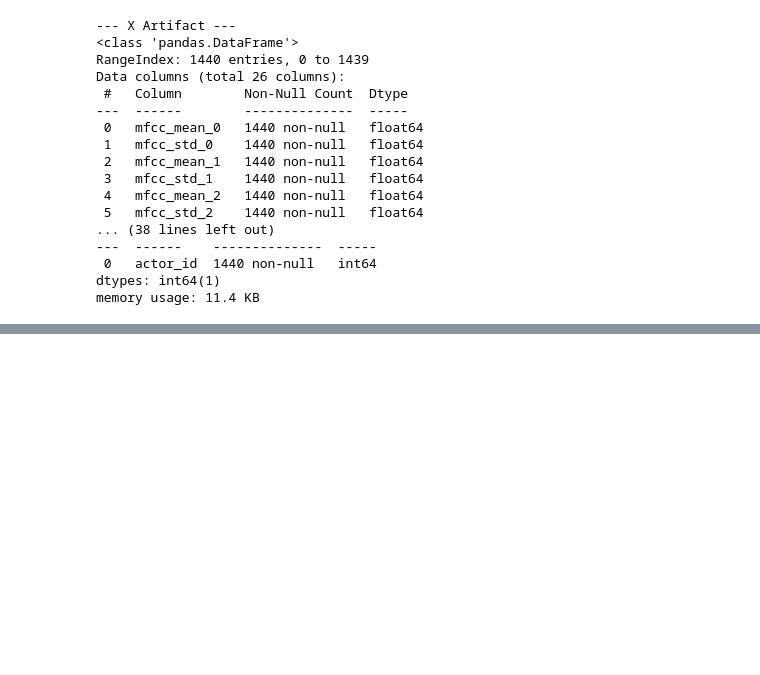
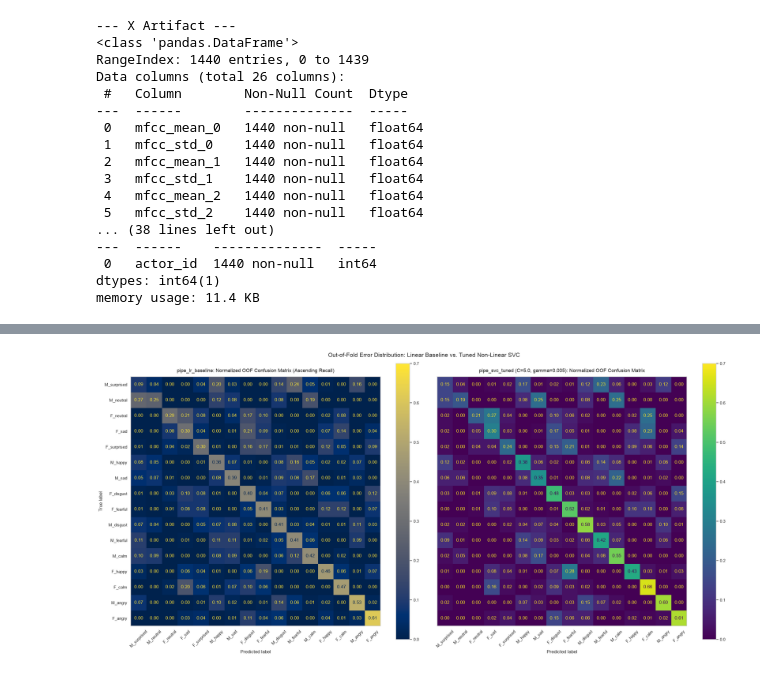
Before and after one commit to 1abhisheknigam/my-ai, a Jupyter notebook: speech-emotion-router/notebooks/03_nonlinear_classifications.ipynb, the cells around one changed output, grey strips where cells are left out. Drawn from its saved outputs; the diff is of its cells as text; code cells hidden in the pictures; blank space fills up the shorter version.

```diff
--- a/speech-emotion-router/notebooks/03_nonlinear_classifications.ipynb
+++ b/speech-emotion-router/notebooks/03_nonlinear_classifications.ipynb
@@ -96,3 +105,11 @@ Data columns (total 26 columns):
  0   actor_id  1440 non-null   int64
 dtypes: int64(1)
 memory usage: 11.4 KB
+# %%
+# Extract target and group vectors as 1D arrays/Series
+y_vec = y["gender_emotion"]
+groups_vec = groups["actor_id"]
+
+# Instantiate the speaker-independent 5-fold cross-validation harness
+kfold_cv = StratifiedGroupKFold(n_splits=5)
+kfold_cv
@@ -98,0 +345,86 @@ memory usage: 11.4 KB
+# %%
+# Reload Phase 2 baseline model
+models_dir = data_processed_path / "models"
+artifact_path = models_dir / "02_2_baseline_pipelines.joblib"
+
+# Load serialized baseline bundle
+baseline_artifacts = joblib.load(artifact_path)
+y_pred_oof_lr = baseline_artifacts["y_pred_oof_lr"]
+# %%
+# side-by-side heatmap with baseline by reloading
+
+# Extract the exact label sequence from the baseline image (ascending baseline recall)
+labels_baseline_asc = [
+    "M_surprised", "M_neutral", "F_neutral", "F_sad",
+    "F_surprised", "M_happy", "M_sad", "F_disgust",
+    "F_fearful", "M_disgust", "M_fearful", "M_calm",
+    "F_happy", "F_calm", "M_angry", "F_angry"
+]
+
+# Compute row-normalized confusion matrices under the identical baseline ordering
+cm_lr_sync = confusion_matrix(
+    y_vec,
+    y_pred_oof_lr,
+    labels=labels_baseline_asc,
+    normalize="true",
+)
+cm_svc_sync = confusion_matrix(
+    y_vec,
+    y_pred_oof_tuned,
+    labels=labels_baseline_asc,
+    normalize="true",
+)
+
+# Plot side-by-side with synchronized axes and distinct colormaps
+fig, axes = plt.subplots(1, 2, figsize=(24, 11), sharey=True)
+
+# 1. Baseline: Exact original 'cividis' colormap
+disp_lr = ConfusionMatrixDisplay(
+    confusion_matrix=cm_lr_sync,
+    display_labels=labels_baseline_asc,
+)
+disp_lr.plot(
+    ax=axes[0],
+    cmap="cividis",
+    xticks_rotation=45,
+    values_format=".2f",
+    colorbar=True,
+    im_kw={"vmin": 0.0, "vmax": 0.70},
+)
+axes[0].set_title(
+    "pipe_lr_baseline: Normalized OOF Confusion Matrix (Ascending Recall)",
+    fontsize=13,
+    pad=12,
+)
+axes[0].grid(False)
+
+# 2. Tuned SVC: New distinct colormap ('viridis')
+disp_svc = ConfusionMatrixDisplay(
+    confusion_matrix=cm_svc_sync,
+    display_labels=labels_baseline_asc,
+)
+disp_svc.plot(
+    ax=axes[1],
+    cmap="viridis",
+    xticks_rotation=45,
+    values_format=".2f",
+    colorbar=True,
+    im_kw={"vmin": 0.0, "vmax": 0.70},
+)
+axes[1].set_title(
+    "pipe_svc_tuned (C=5.0, gamma=0.005): Normalized OOF Confusion Matrix",
+    fontsize=13,
+    pad=12,
+)
+axes[1].set_ylabel("")  # Drop redundant y-axis label
+axes[1].grid(False)
+
+plt.suptitle(
+    "Out-of-Fold Error Distribution: Linear Baseline vs. Tuned Non-Linear SVC",
+    fontsize=15,
+    y=0.98,
+)
+plt.tight_layout()
+plt.show()
+# %% [output]
+[figure, added]
```
Also changed, not shown: parts of 24 cells of this notebook, 2 other files.
